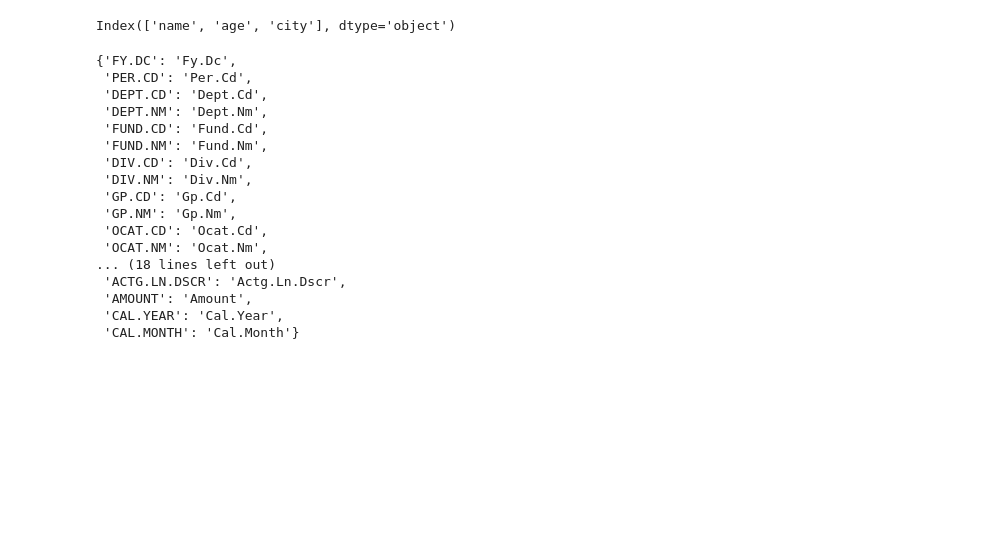
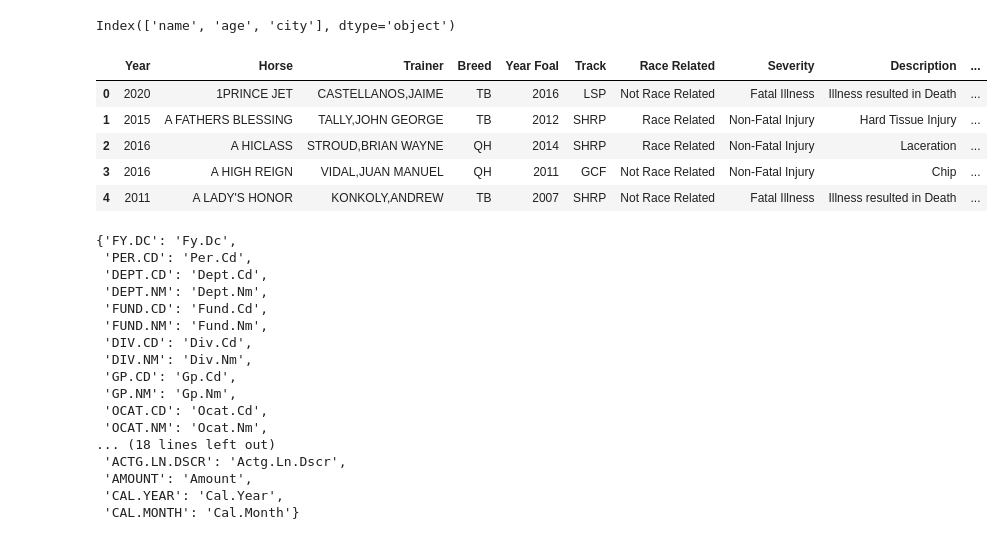
Before and after one commit to NextLmabda/PyLambda, a Jupyter notebook: Untitled.ipynb, the cells around one changed output. Saved outputs shown, nothing was run; the diff lists cells and outputs as text; code cells hidden in the pictures; blank space fills up the shorter version.

```diff
--- a/Untitled.ipynb
+++ b/Untitled.ipynb
@@ -389,3 +389,5 @@ df.columns
 Index(['name', 'age', 'city'], dtype='object')
 # %%
 df = pd.read_csv('https://data.austintexas.gov/api/views/3rv7-26gf/rows.csv?accessType=DOWNLOAD')
+# %%
+df = pd.read_csv('https://data.texas.gov/api/views/66xh-kq9k/rows.csv?accessType=DOWNLOAD')
@@ -392,3 +396,12 @@ df = pd.read_csv('https://data.austintexas.gov/api/views/3rv7-26gf/rows.csv?acce
+# %%
+df.head()
+# %% [output]
+|  | Year | Horse | Trainer | Breed | Year Foal | Track | Race Related | Severity | Description | ... |
+| 0 | 2020 | 1PRINCE JET | CASTELLANOS,JAIME | TB | 2016 | LSP | Not Race Related | Fatal Illness | Illness resulted in Death | ... |
+| 1 | 2015 | A FATHERS BLESSING | TALLY,JOHN GEORGE | TB | 2012 | SHRP | Race Related | Non-Fatal Injury | Hard Tissue Injury | ... |
+| 2 | 2016 | A HICLASS | STROUD,BRIAN WAYNE | QH | 2014 | SHRP | Race Related | Non-Fatal Injury | Laceration | ... |
+| 3 | 2016 | A HIGH REIGN | VIDAL,JUAN MANUEL | QH | 2011 | GCF | Not Race Related | Non-Fatal Injury | Chip | ... |
+| 4 | 2011 | A LADY'S HONOR | KONKOLY,ANDREW | TB | 2007 | SHRP | Not Race Related | Fatal Illness | Illness resulted in Death | ... |
 # %%
 def Change_Col(column_names):
     lis = list(column_names)
```
Also changed, not shown: parts of 24 cells of this notebook, 3 other files.
